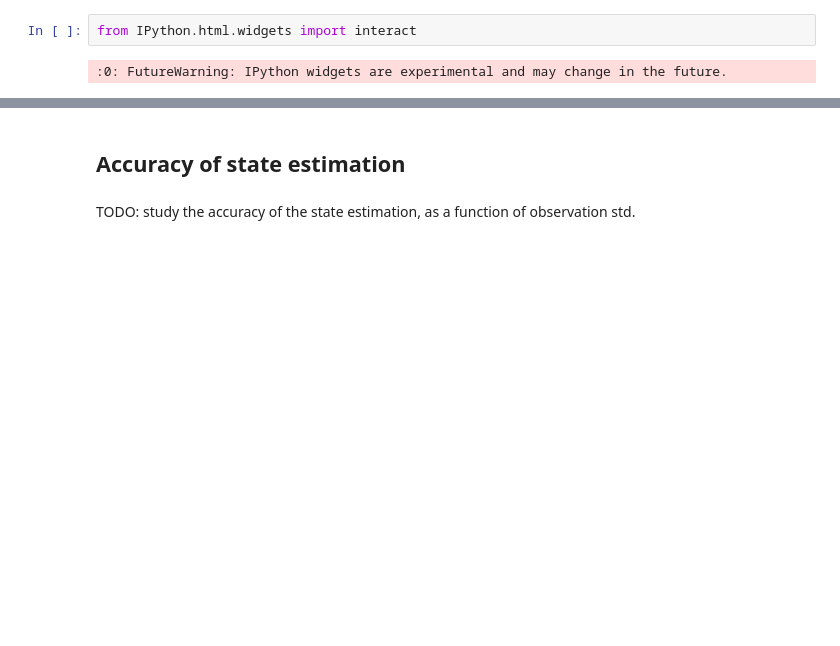
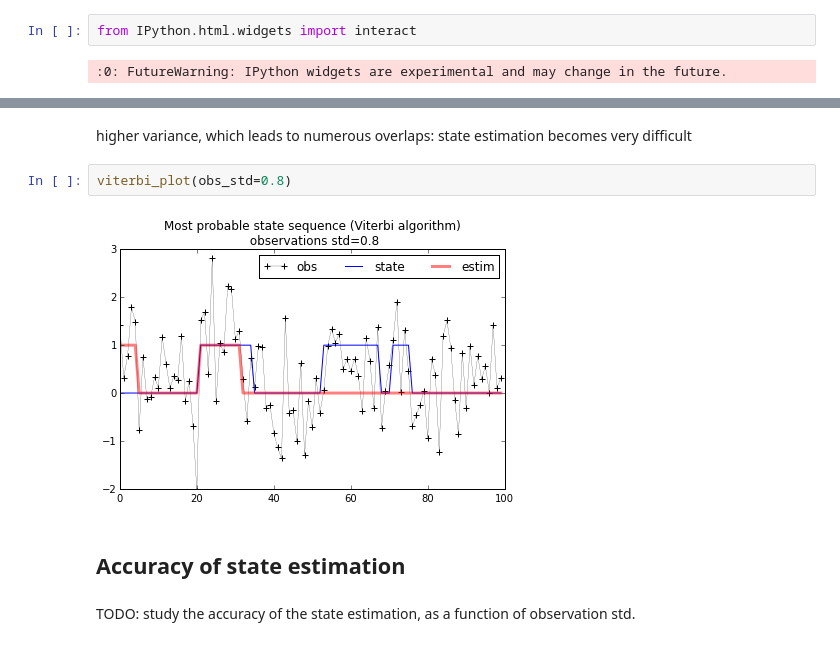
Before and after one commit to pierre-haessig/hidden-markov-py, a Jupyter notebook: test_Viterbi.ipynb, the cells around one changed output, grey strips where cells are left out. Cells and saved outputs as stored; diff of their text form; blank space fills up the shorter version.

```diff
--- a/test_Viterbi.ipynb
+++ b/test_Viterbi.ipynb
@@ -142,3 +162,9 @@ interact(p, obs_std=[0., 1.5], state_seed=[0,10], obs_seed=[0,10]);
+# %% [markdown]
+higher variance, which leads to numerous overlaps: state estimation becomes very difficult
+# %%
+viterbi_plot(obs_std=0.8)
+# %% [output]
+[figure, added]
 # %% [markdown]
 ## Accuracy of state estimation
 # %% [markdown]
```
Also changed, not shown: parts of 7 cells of this notebook, 3 other files.
